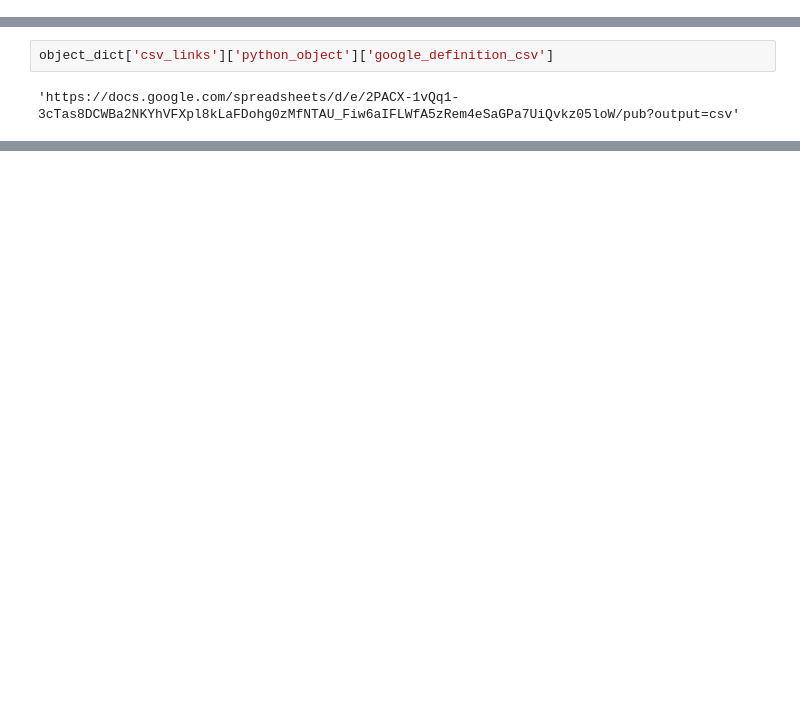
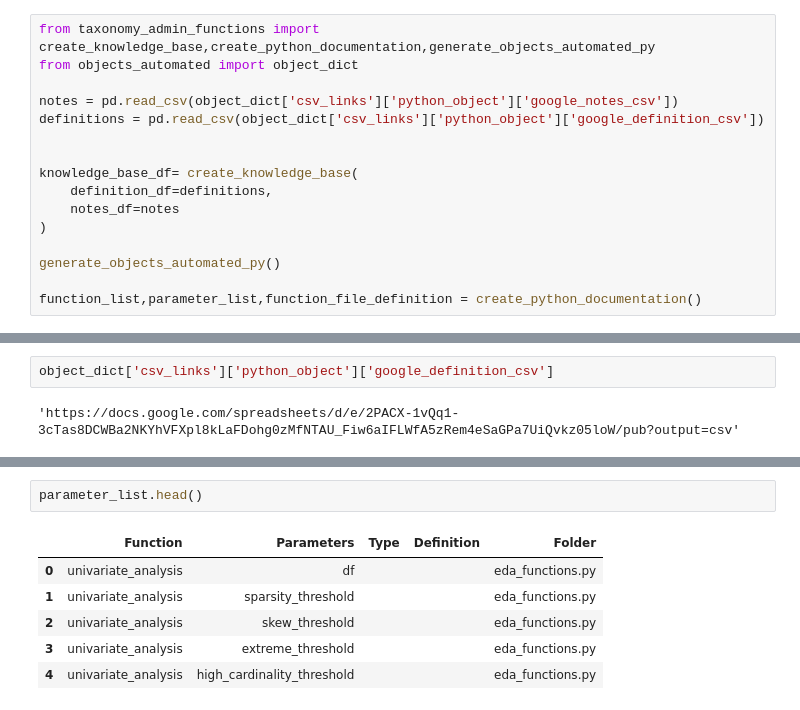
Before and after one commit to derek-dewald/Python_Tools, a Jupyter notebook: JupyterNotebooks/Daily_Pipeline_v2.ipynb, the cells around one changed output, grey strips where cells are left out. Saved outputs shown, nothing was run; the diff lists cells and outputs as text; blank space fills up the shorter version.

```diff
--- a/JupyterNotebooks/Daily_Pipeline_v2.ipynb
+++ b/JupyterNotebooks/Daily_Pipeline_v2.ipynb
@@ -1,3 +7,19 @@
+# %%
+from taxonomy_admin_functions import create_knowledge_base,create_python_documentation,generate_objects_automated_py
+from objects_automated import object_dict
+
+notes = pd.read_csv(object_dict['csv_links']['python_object']['google_notes_csv'])
+definitions = pd.read_csv(object_dict['csv_links']['python_object']['google_definition_csv'])
+
+
+knowledge_base_df= create_knowledge_base(
+    definition_df=definitions,
+    notes_df=notes
+)
+
+generate_objects_automated_py()
+
+function_list,parameter_list,function_file_definition = create_python_documentation()
 # %%
 ## MAKE NOTES ABOUT KNOWLEDGE BASE.
 # SPECIFICALLY IF I PROCESS NOT GENERAL DEFINITION IT WILL BE BROUGHT OVER.
@@ -122,0 +61,9 @@ dict_defitions_dot_py()
+# %%
+parameter_list.head()
+# %% [output]
+|  | Function | Parameters | Type | Definition | Folder |
+| 0 | univariate_analysis | df |  |  | eda_functions.py |
+| 1 | univariate_analysis | sparsity_threshold |  |  | eda_functions.py |
+| 2 | univariate_analysis | skew_threshold |  |  | eda_functions.py |
+| 3 | univariate_analysis | extreme_threshold |  |  | eda_functions.py |
+| 4 | univariate_analysis | high_cardinality_threshold |  |  | eda_functions.py |
```
Also changed, not shown: parts of 16 cells of this notebook, 30 other files.
